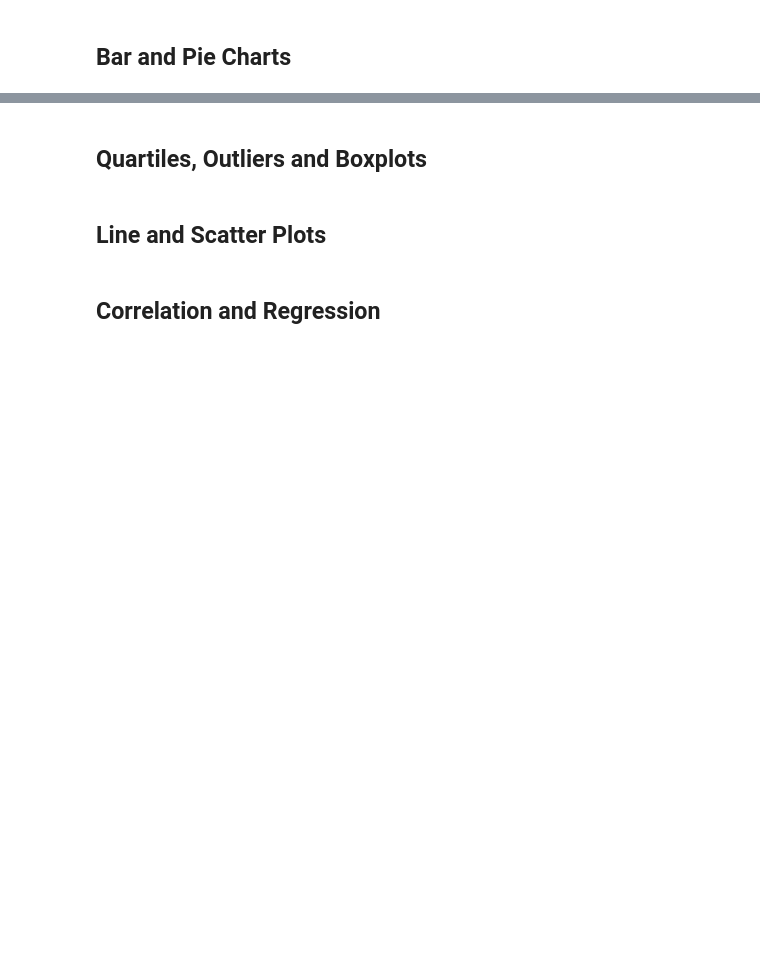
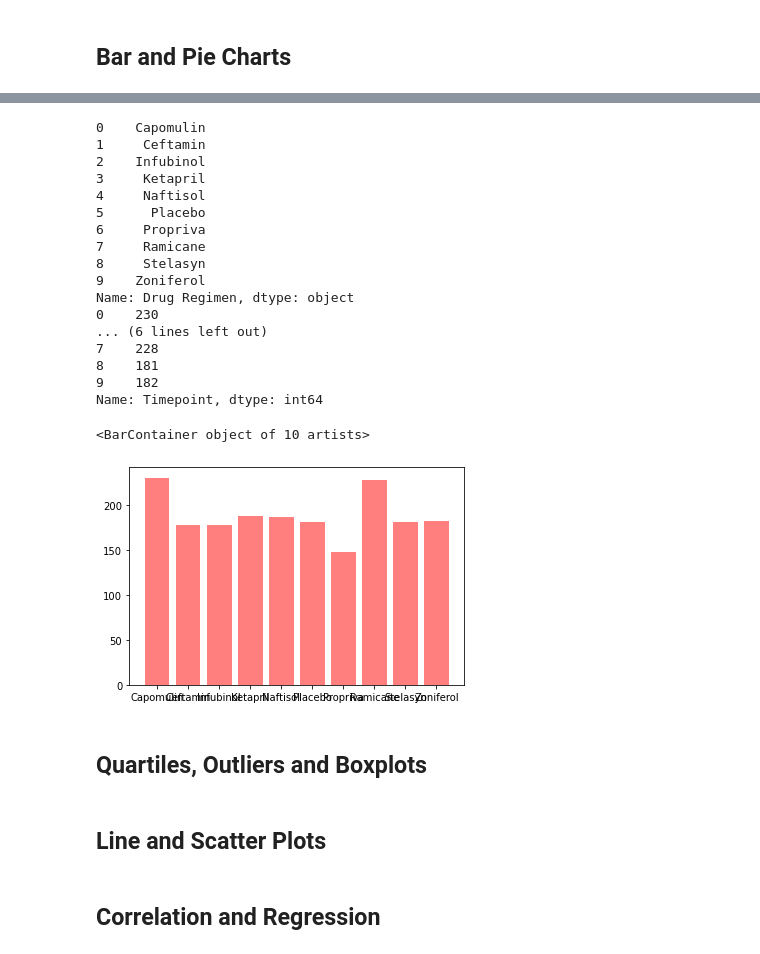
Before and after one commit to thomasipe/matplotlib-challenge, a Jupyter notebook: Pymaceuticals/pymaceuticals_starter.ipynb, the cells around one changed output, grey strips where cells are left out. Drawn from its saved outputs; the diff is of its cells as text; code cells hidden in the pictures; blank space fills up the shorter version.

```diff
--- a/Pymaceuticals/pymaceuticals_starter.ipynb
+++ b/Pymaceuticals/pymaceuticals_starter.ipynb
@@ -117,2 +125,11 @@ ss_df
 # %% [markdown]
 ## Bar and Pie Charts
+# %%
+# Generate a bar plot showing the total number of measurements taken on each drug regimen using pyplot.
+
+tom = m_df.groupby(m_df["Drug Regimen"]).Timepoint.count().reset_index()
+tom.head()
+#tot_meas = tot_meas.rename(columns={"Drug Regimen": "DrugRegimen"})
+#tot_meas
+#x_axis = tot_meas['Drug Regimen']
+#m_df['Drug Regimen'].unique()
@@ -119,2 +143,26 @@ ss_df
 # %%
-# Generate a bar plot showing the total number of measurements taken on each drug regimen using pandas.
+# Generate a bar plot showing the total number of measurements taken on each drug regimen using pyplot.
+x_axis= tom['Drug Regimen']
+y_axis= tom['Timepoint']
+
+plt.bar(x_axis, y_axis, color='r', alpha=0.5, align="center")
+# %% [output]
+0    Capomulin
+1     Ceftamin
+2    Infubinol
+3     Ketapril
+4     Naftisol
+5      Placebo
+6     Propriva
+7     Ramicane
+8     Stelasyn
+9    Zoniferol
+Name: Drug Regimen, dtype: object
+0    230
+... (6 lines left out)
+7    228
+8    181
+9    182
+Name: Timepoint, dtype: int64
+<BarContainer object of 10 artists>
+[figure, added]
```
Also changed, not shown: parts of 5 cells of this notebook.
